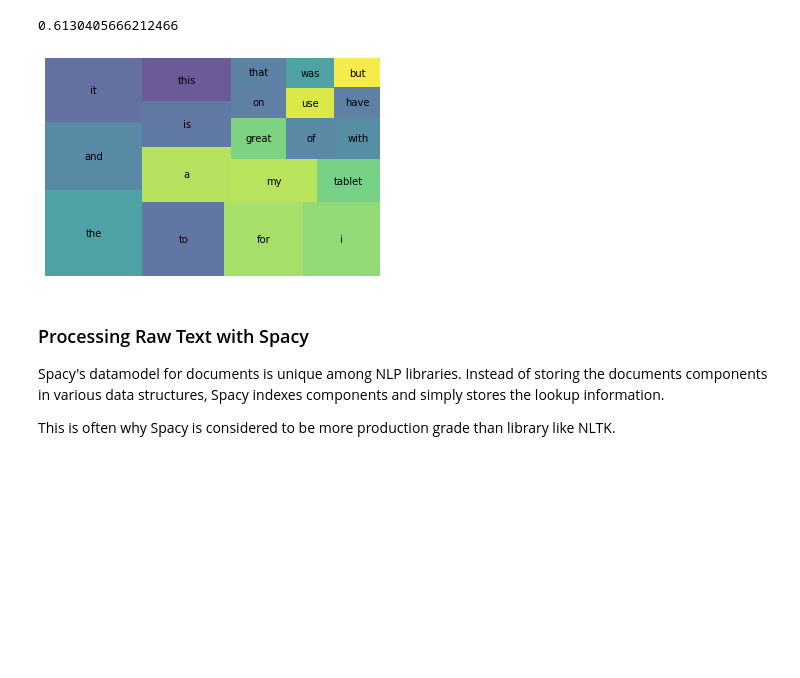
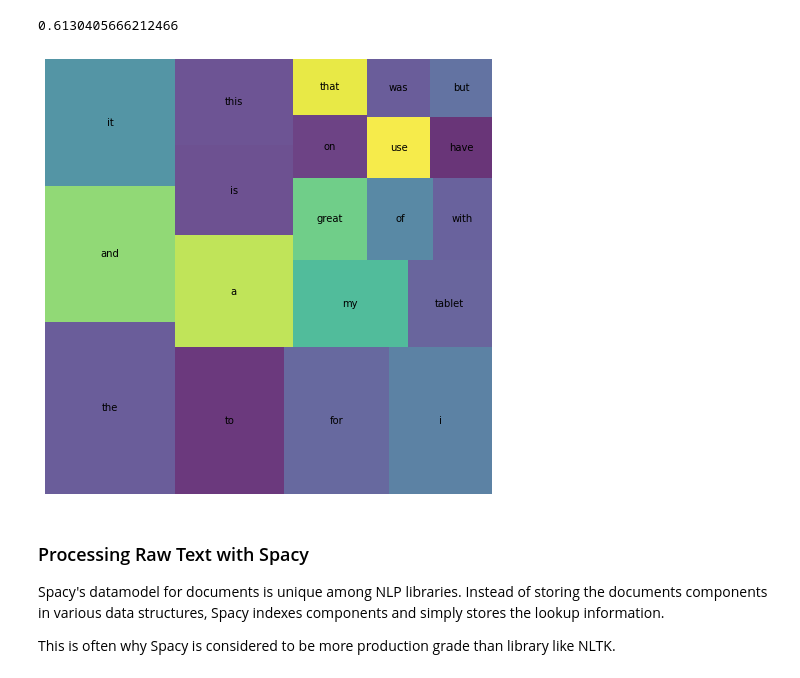
Before and after one commit to JeffreyAsuncion/DS-Unit-4-Sprint-1-NLP, a Jupyter notebook: module1-text-data/LS_DS_411_Text Data_Lecture-AlexKim.ipynb, the cells around one changed output. Drawn from its saved outputs; the diff is of its cells as text; code cells hidden in the pictures; blank space fills up the shorter version.

```diff
--- a/module1-text-data/LS_DS_411_Text Data_Lecture-AlexKim.ipynb
+++ b/module1-text-data/LS_DS_411_Text Data_Lecture-AlexKim.ipynb
@@ -327,9 +354,18 @@ word_counts.most_common(10)
 Let's create a fuction which takes a corpus of document and returns and dataframe of word counts for us to analyze.
 # %%
 def count(docs):
+        '''This function takes a list of tokenized documents as input and returns
+        a dataframe with frequency counts of words in the document set.
 
-        word_counts = Counter()
-        appears_in = Counter()
+        # Arguments
+            docs : list, tokenized list of documents
+
+        # Returns
+            wc: dataframe
+        '''
+
+        word_counts = Counter() # count how many of a certain word
+        appears_in = Counter() # how many documents does each word appear in
 
         total_docs = len(docs)
 
@@ -384,14 +421,15 @@ wc[wc['rank'] <= 100]['cul_pct_total'].max()
 # %%
 import squarify
 import matplotlib.pyplot as plt
 
 wc_top20 = wc[wc['rank'] <= 20]
 
+plt.figure(figsize=(8,8))
 squarify.plot(sizes=wc_top20['pct_total'], label=wc_top20['word'], alpha=.8 )
 plt.axis('off')
 plt.show()
 # %% [output]
-[figure, old version]
+[figure, new version]
 # %% [markdown]
 ### Processing Raw Text with Spacy
 
```
Also changed, not shown: parts of 44 cells of this notebook, 2 other files.
